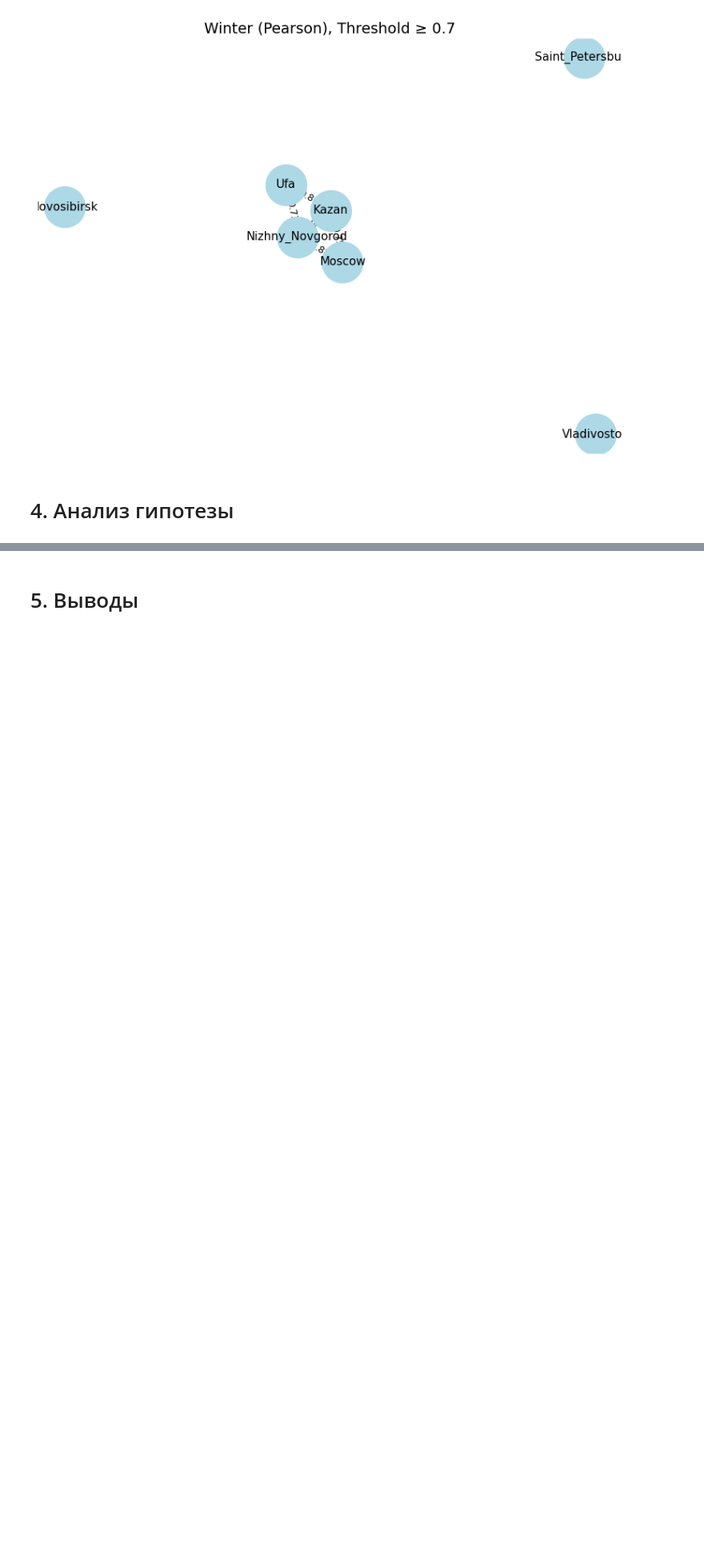
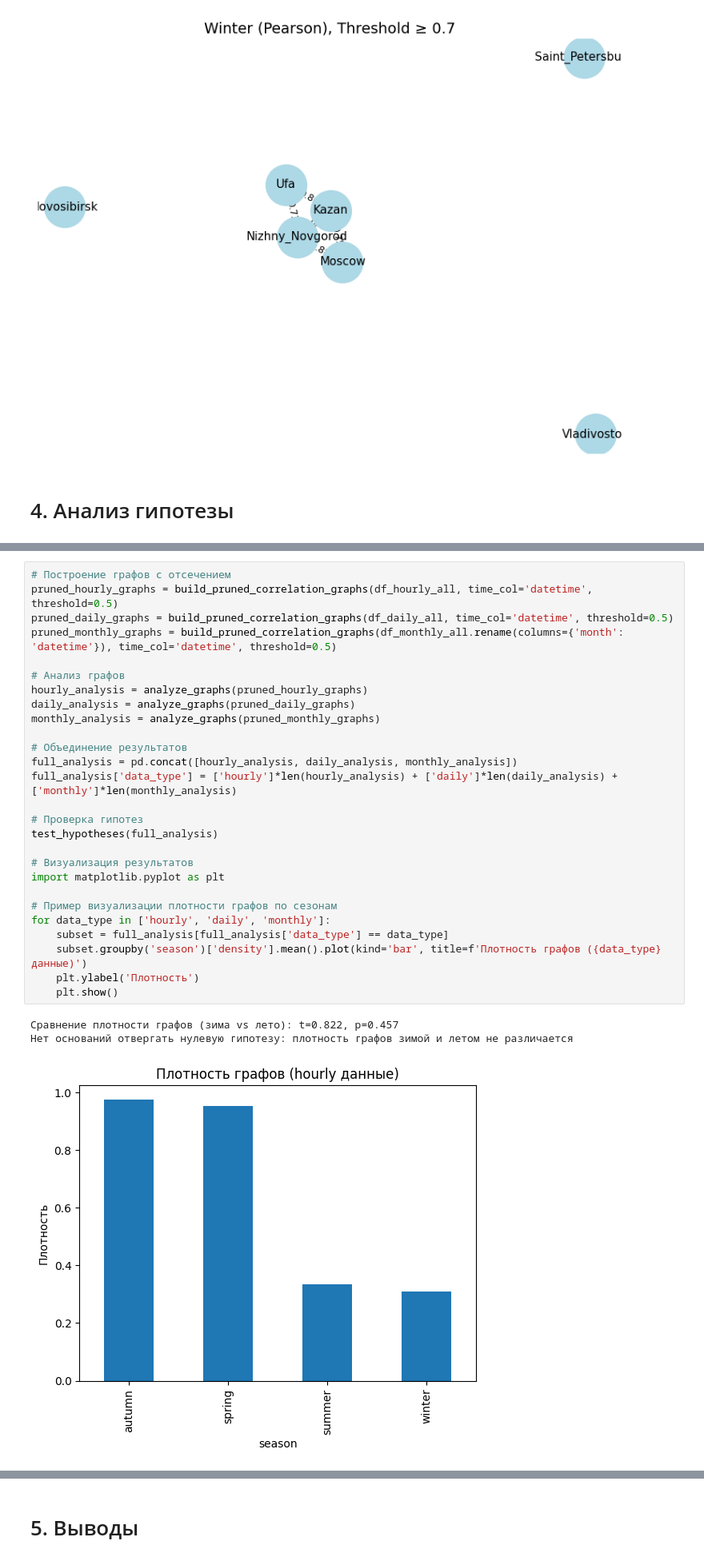
Before and after one commit to DanKolganov/HSE_proj, a Jupyter notebook: main.ipynb, the cells around one changed output, grey strips where cells are left out. Shown: that part at 80% size. Saved outputs shown, nothing was run; the diff lists cells and outputs as text; blank space fills up the shorter version.

```diff
--- a/main.ipynb
+++ b/main.ipynb
@@ -613,0 +615,31 @@ winter  autumn    0.000  0.000   0.000  0.000  0.000   0.000   0.000  0.000   0.
+# %%
+# Построение графов с отсечением
+pruned_hourly_graphs = build_pruned_correlation_graphs(df_hourly_all, time_col='datetime', threshold=0.5)
+pruned_daily_graphs = build_pruned_correlation_graphs(df_daily_all, time_col='datetime', threshold=0.5)
+pruned_monthly_graphs = build_pruned_correlation_graphs(df_monthly_all.rename(columns={'month': 'datetime'}), time_col='datetime', threshold=0.5)
+
+# Анализ графов
+hourly_analysis = analyze_graphs(pruned_hourly_graphs)
+daily_analysis = analyze_graphs(pruned_daily_graphs)
+monthly_analysis = analyze_graphs(pruned_monthly_graphs)
+
+# Объединение результатов
+full_analysis = pd.concat([hourly_analysis, daily_analysis, monthly_analysis])
+full_analysis['data_type'] = ['hourly']*len(hourly_analysis) + ['daily']*len(daily_analysis) + ['monthly']*len(monthly_analysis)
+
+# Проверка гипотез
+test_hypotheses(full_analysis)
+
+# Визуализация результатов
+import matplotlib.pyplot as plt
+
+# Пример визуализации плотности графов по сезонам
+for data_type in ['hourly', 'daily', 'monthly']:
+    subset = full_analysis[full_analysis['data_type'] == data_type]
+    subset.groupby('season')['density'].mean().plot(kind='bar', title=f'Плотность графов ({data_type} данные)')
+    plt.ylabel('Плотность')
+    plt.show()
+# %% [output]
+Сравнение плотности графов (зима vs лето): t=0.822, p=0.457
+Нет оснований отвергать нулевую гипотезу: плотность графов зимой и летом не различается
+[figure, added]
```
Also changed, not shown: parts of 15 cells of this notebook.
